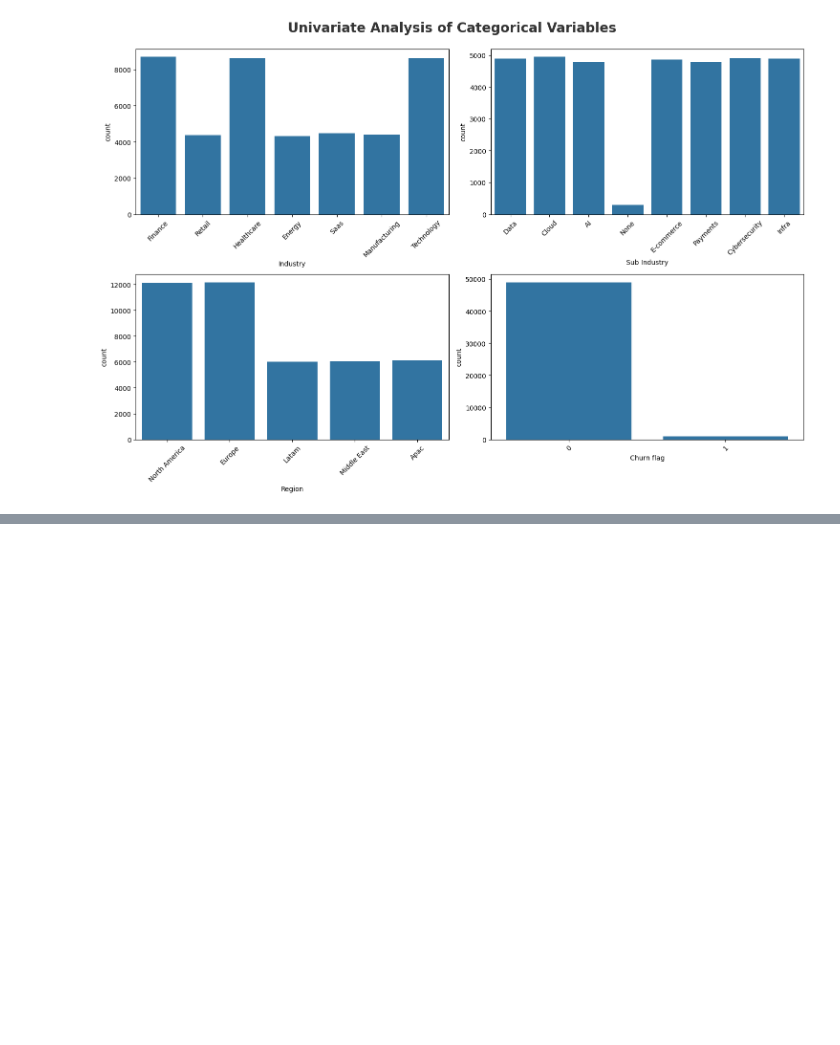
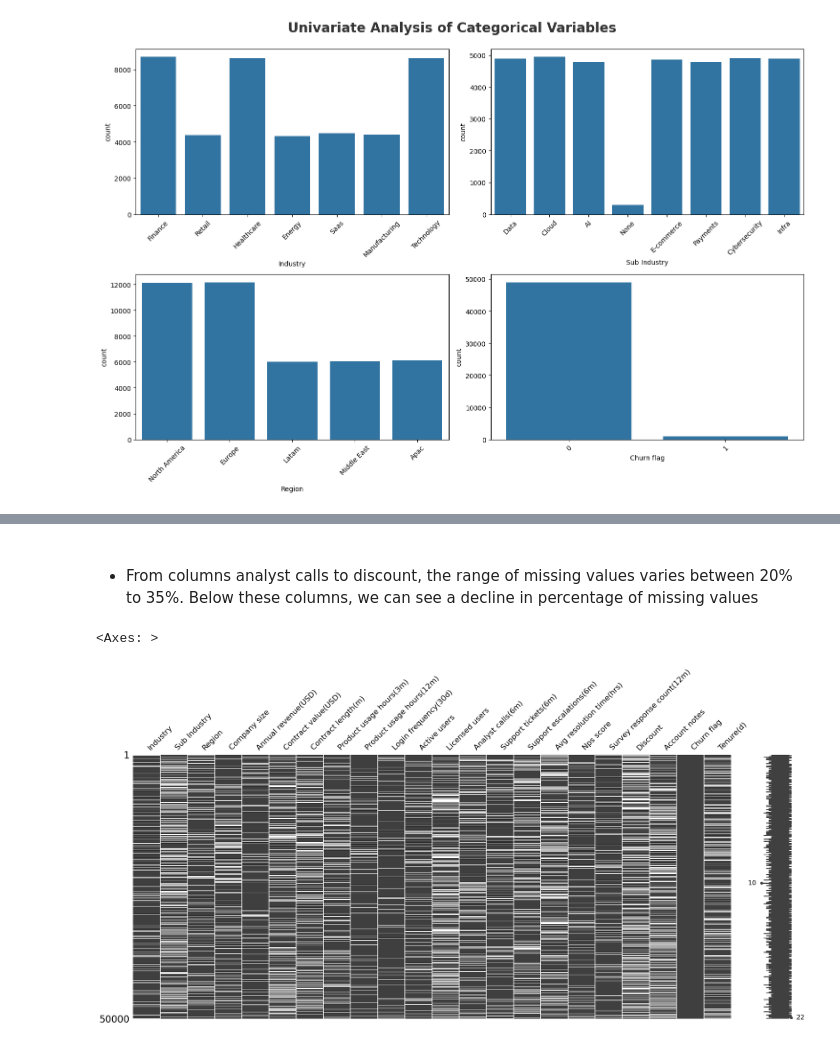
Before and after one commit to prathamgarg08/Churn-Prediction, a Jupyter notebook: notebooks/EDA.ipynb, the cells around one changed output, grey strips where cells are left out. Cells and saved outputs as stored; diff of their text form; code cells hidden in the pictures; blank space fills up the shorter version.

```diff
--- a/notebooks/EDA.ipynb
+++ b/notebooks/EDA.ipynb
@@ -304,0 +344,8 @@ plt.show()
+# %% [markdown]
+####
+* From columns analyst calls to discount, the range of missing values varies between 20% to 35%. Below these columns, we can see a decline in percentage of missing values
+# %%
+mno.matrix(df)
+# %% [output]
+<Axes: >
+[figure, added]
```
Also changed, not shown: parts of 25 cells of this notebook, 5 other files.
